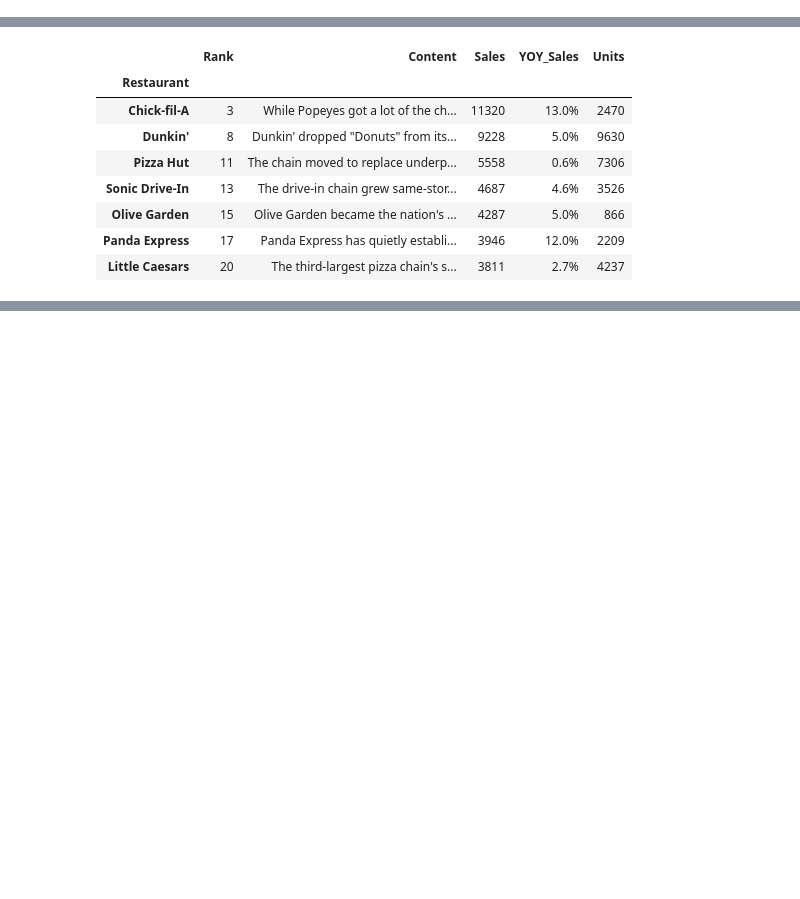
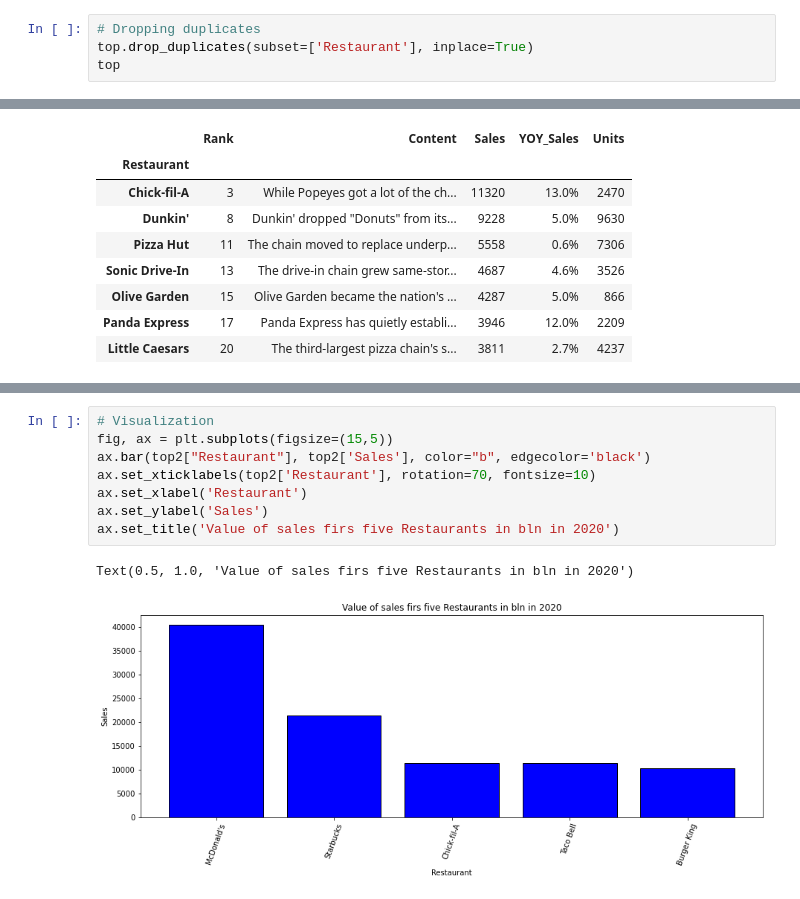
Before and after one commit to lukaszplatos/DataIntro, a Jupyter notebook: MyProject.ipynb, the cells around one changed output, grey strips where cells are left out. Drawn from its saved outputs; the diff is of its cells as text; blank space fills up the shorter version.

```diff
--- a/MyProject.ipynb
+++ b/MyProject.ipynb
@@ -147,3 +151,7 @@ top[['Restaurant', 'Sales', 'YOY_Sales']]. head(20)
 | 17 | Arby's | 3884 | 1.9% |
 | 18 | Popeyes Louisiana Kitchen | 3812 | 18.3% |
 | 19 | Little Caesars | 3811 | 2.7% |
+# %%
+# Dropping duplicates
+top.drop_duplicates(subset=['Restaurant'], inplace=True)
+top
@@ -372,0 +315,11 @@ ind['Sales'].plot.bar()
+# %%
+# Visualization
+fig, ax = plt.subplots(figsize=(15,5))
+ax.bar(top2["Restaurant"], top2['Sales'], color="b", edgecolor='black')
+ax.set_xticklabels(top2['Restaurant'], rotation=70, fontsize=10)
+ax.set_xlabel('Restaurant')
+ax.set_ylabel('Sales')
+ax.set_title('Value of sales firs five Restaurants in bln in 2020')
+# %% [output]
+Text(0.5, 1.0, 'Value of sales firs five Restaurants in bln in 2020')
+[figure, added]
```
Also changed, not shown: parts of 20 cells of this notebook.
